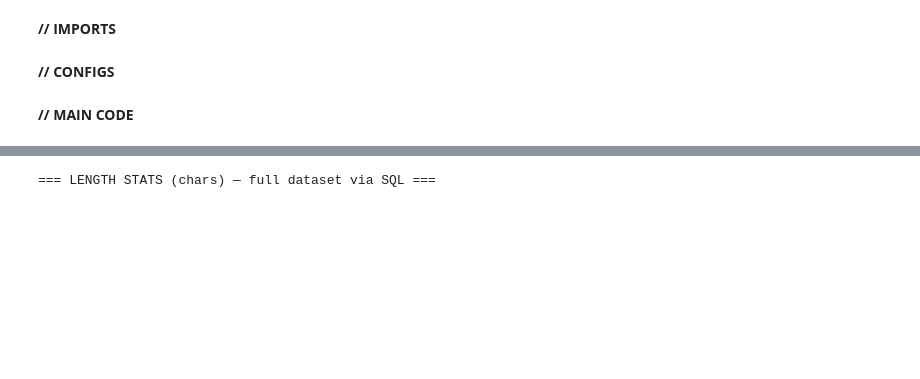
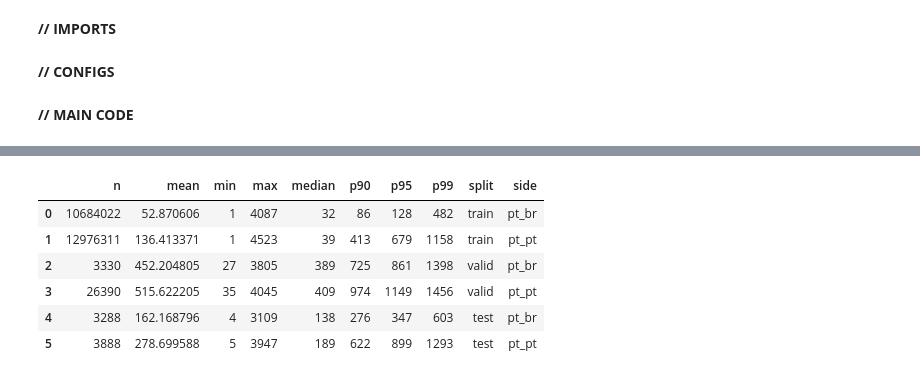
Before and after one commit to laiarodrigo/Thesis, a Jupyter notebook: eda's/11_all_data_statistics.ipynb, the cells around one changed output, grey strips where cells are left out. Saved outputs shown, nothing was run; the diff lists cells and outputs as text; code cells hidden in the pictures; blank space fills up the shorter version.

```diff
--- a/eda's/11_all_data_statistics.ipynb
+++ b/eda's/11_all_data_statistics.ipynb
@@ -374,19 +24,50 @@ display(qwen_token_stats)
-# %%
-len_br = np.array([len(s) for s in br_texts])
-len_pt = np.array([len(s) for s in pt_texts])
-
-length_stats = pd.DataFrame([
-    summarize_lengths("len_br_chars", len_br),
-    summarize_lengths("len_pt_chars", len_pt),
-])
-
-print("\n=== LENGTH STATS (chars) — sampled pairs ===")
-display(length_stats)
-
-plt.figure()
-plt.hist(len_br, bins=100)
-plt.title("PT-BR length distribution (sampled train+test)")
-plt.xlabel("Characters"); plt.ylabel("Frequency")
-plt.show()
-# %% [output]
-=== LENGTH STATS (chars) — full dataset via SQL ===
+# %%
+def char_stats_for(
+    table: str,
+    col: str,
+    split: str | None = None,
+    dataset: str | None = None,
+):
+    where_clauses = [f"{col} IS NOT NULL"]
+    if split is not None:
+        where_clauses.append(f"split = '{split}'")
+    if dataset is not None:
+        where_clauses.append(f"dataset = '{dataset}'")
+    where_sql = " AND ".join(where_clauses)
+
+    sql = f"""
+        SELECT
+            COUNT(*)                                   AS n,
+            AVG(LENGTH({col}))                         AS mean,
+            MIN(LENGTH({col}))                         AS min,
+            MAX(LENGTH({col}))                         AS max,
+            approx_quantile(LENGTH({col}), 0.50)       AS median,
+            approx_quantile(LENGTH({col}), 0.90)       AS p90,
+            approx_quantile(LENGTH({col}), 0.95)       AS p95,
+            approx_quantile(LENGTH({col}), 0.99)       AS p99
+        FROM {table}
+        WHERE {where_sql};
+    """
+    return con.execute(sql).df()
+# %%
+# train vs valid, all datasets
+train_br  = char_stats_for("train_data", "text_pt_br", split="train").assign(split="train", side="pt_br")
+train_pt  = char_stats_for("train_data", "text_pt_pt", split="train").assign(split="train", side="pt_pt")
+
+valid_br  = char_stats_for("train_data", "text_pt_br", split="valid").assign(split="valid", side="pt_br")
+valid_pt  = char_stats_for("train_data", "text_pt_pt", split="valid").assign(split="valid", side="pt_pt")
+
+test_br   = char_stats_for("test_data",  "text_pt_br").assign(split="test", side="pt_br")
+test_pt   = char_stats_for("test_data",  "text_pt_pt").assign(split="test", side="pt_pt")
+# %%
+import pandas as pd
+char_len_stats = pd.concat([train_br, train_pt, valid_br, valid_pt, test_br, test_pt], ignore_index=True)
+char_len_stats
+# %% [output]
+|  | n | mean | min | max | median | p90 | p95 | p99 | split | side |
+| 0 | 10684022 | 52.870606 | 1 | 4087 | 32 | 86 | 128 | 482 | train | pt_br |
+| 1 | 12976311 | 136.413371 | 1 | 4523 | 39 | 413 | 679 | 1158 | train | pt_pt |
+| 2 | 3330 | 452.204805 | 27 | 3805 | 389 | 725 | 861 | 1398 | valid | pt_br |
+| 3 | 26390 | 515.622205 | 35 | 4045 | 409 | 974 | 1149 | 1456 | valid | pt_pt |
+| 4 | 3288 | 162.168796 | 4 | 3109 | 138 | 276 | 347 | 603 | test | pt_br |
+| 5 | 3888 | 278.699588 | 5 | 3947 | 189 | 622 | 899 | 1293 | test | pt_pt |
```
Also changed, not shown: parts of 9 cells of this notebook, 2 other files.
